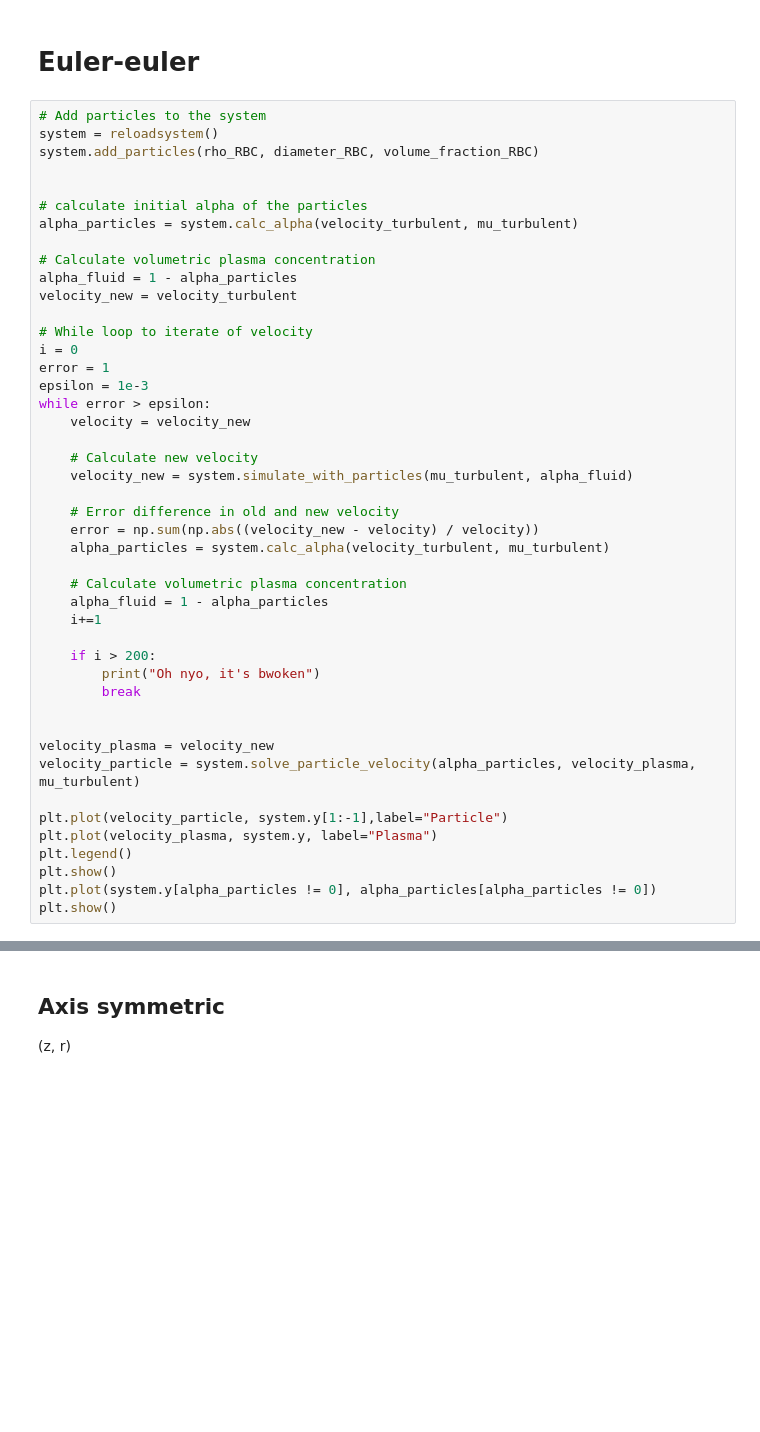
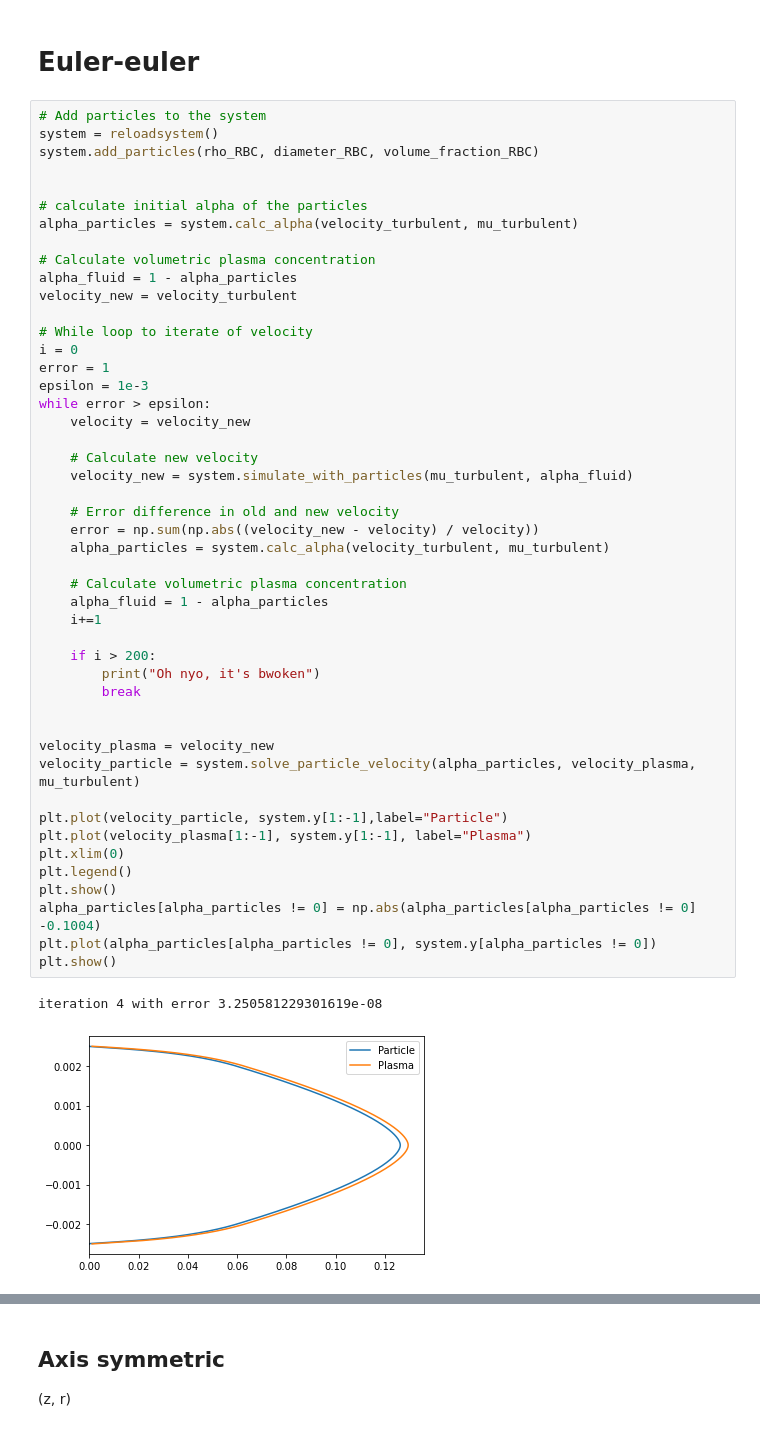
Before and after one commit to Toothpastefairy/comp_multphase_flow, a Jupyter notebook: bloodyguys.ipynb, the cells around one changed output, grey strips where cells are left out. Drawn from its saved outputs; the diff is of its cells as text; blank space fills up the shorter version.

```diff
--- a/bloodyguys.ipynb
+++ b/bloodyguys.ipynb
@@ -315,32 +318,37 @@ velocity_new = velocity_turbulent
 # While loop to iterate of velocity
 i = 0
 error = 1
 epsilon = 1e-3
 while error > epsilon:
     velocity = velocity_new
 
     # Calculate new velocity
     velocity_new = system.simulate_with_particles(mu_turbulent, alpha_fluid)
 
     # Error difference in old and new velocity
     error = np.sum(np.abs((velocity_new - velocity) / velocity))
     alpha_particles = system.calc_alpha(velocity_turbulent, mu_turbulent)
 
     # Calculate volumetric plasma concentration
     alpha_fluid = 1 - alpha_particles
     i+=1
 
     if i > 200:
         print("Oh nyo, it's bwoken")
         break
 
 
 velocity_plasma = velocity_new
 velocity_particle = system.solve_particle_velocity(alpha_particles, velocity_plasma, mu_turbulent)
 
 plt.plot(velocity_particle, system.y[1:-1],label="Particle")
-plt.plot(velocity_plasma, system.y, label="Plasma")
+plt.plot(velocity_plasma[1:-1], system.y[1:-1], label="Plasma")
+plt.xlim(0)
 plt.legend()
 plt.show()
-plt.plot(system.y[alpha_particles != 0], alpha_particles[alpha_particles != 0])
+alpha_particles[alpha_particles != 0] = np.abs(alpha_particles[alpha_particles != 0] -0.1004)
+plt.plot(alpha_particles[alpha_particles != 0], system.y[alpha_particles != 0])
 plt.show()
+# %% [output]
+iteration 4 with error 3.250581229301619e-08
+[figure, added]
```
Also changed, not shown: parts of 7 cells of this notebook, 9 other files.
